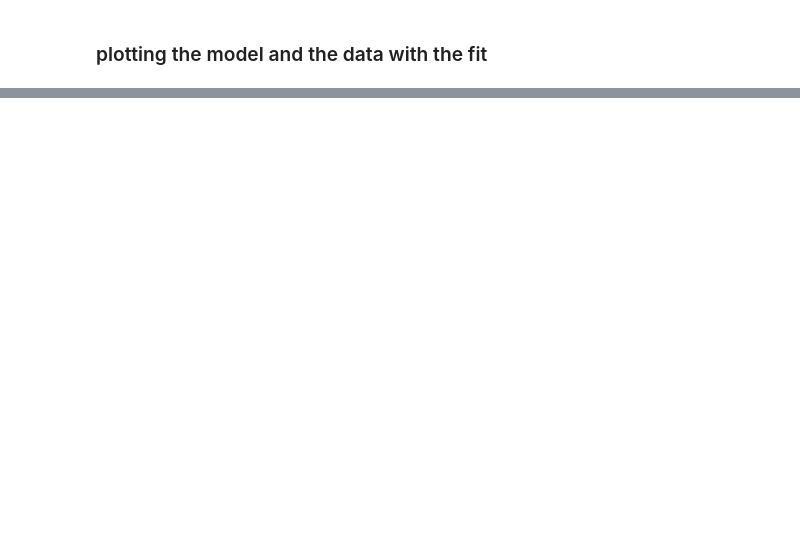
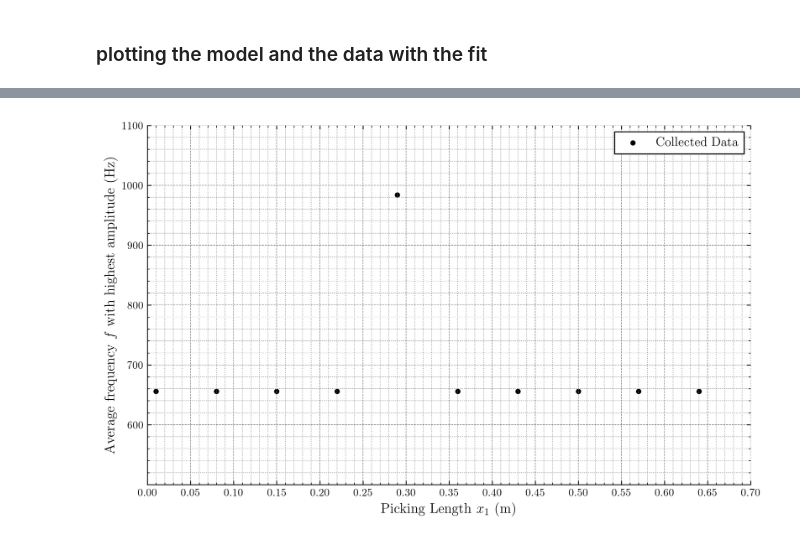
Before and after one commit to peteseta/physics-ia, a Jupyter notebook: plots/data figs.ipynb, the cells around one changed output, grey strips where cells are left out. Cells and saved outputs as stored; diff of their text form; code cells hidden in the pictures; blank space fills up the shorter version.

```diff
--- a/plots/data figs.ipynb
+++ b/plots/data figs.ipynb
@@ -93,0 +137,43 @@ plt.show()
+# %%
+# Create the scatter plot with specified styles and LaTeX/pgfplots adaptations
+plt.figure(figsize=(10, 6), dpi=300)
+
+# Scatter plots
+# plt.scatter(model_x, model_y, label='Model Data', marker='x', color='grey', s=15)
+plt.scatter(collected_x, collected_y, label='Collected Data', marker='o', color='black', s=15)
+
+# Axis Labels and Title
+plt.xlabel('Picking Length $x_1$ (m)', fontsize=13)
+plt.ylabel('Average frequency $f$ with highest amplitude (Hz)', fontsize=13)
+# plt.title('Comparison of Model and Collected Data', fontsize=14)
+
+# Axis limits
+plt.xlim(0, 0.7)
+plt.ylim(500, 1100)
+
+# Major and Minor Ticks
+plt.xticks(np.arange(0, 0.71, 0.05))
+plt.yticks(np.arange(600, 1101, 100))
+plt.minorticks_on()
+
+# Grid settings to mimic LaTeX style
+plt.grid(which='both', linestyle='--', linewidth='0.5', color='gray')
+plt.grid(which='minor', linestyle=':', linewidth='0.5', color='gray')
+
+# Remove top and right spines to mimic LaTeX/pgfplots style
+ax = plt.gca()
+ax.spines['top'].set_visible(False)
+ax.spines['right'].set_visible(False)
+ax.tick_params(axis='both', which='major', labelsize=10)
+
+# Ticks inside the plot area
+ax.tick_params(axis='both', which='both', direction='in', top=True, right=True)
+
+# Legend
+plt.legend(fontsize=12, edgecolor='black', facecolor='white', framealpha=1,
+           fancybox=False)
+
+# Show the plot
+plt.show()
+# %% [output]
+[figure, added]
```
Also changed, not shown: parts of 2 cells of this notebook, 5 other files.
